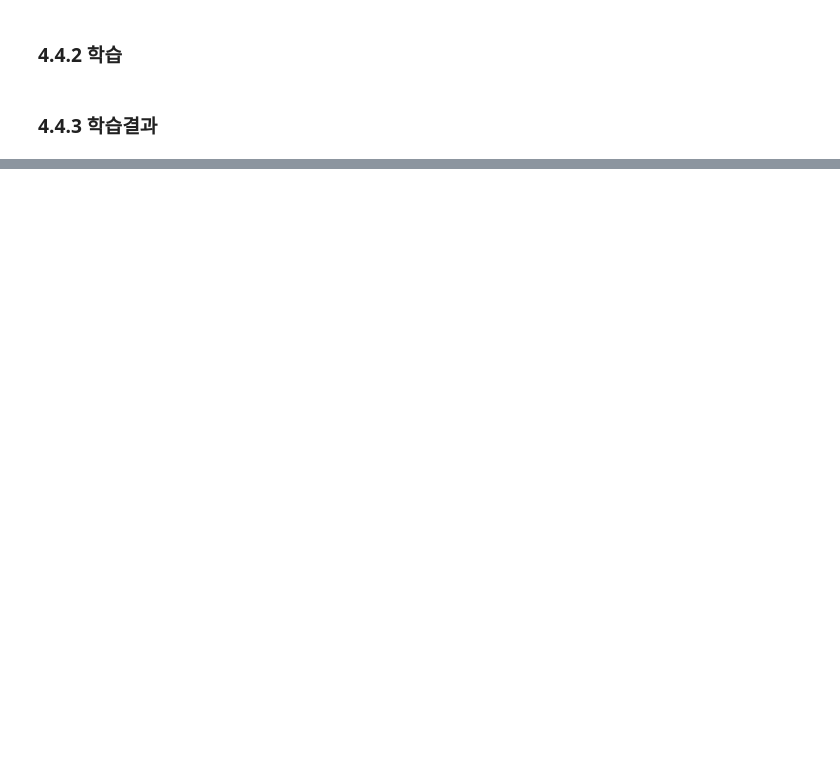
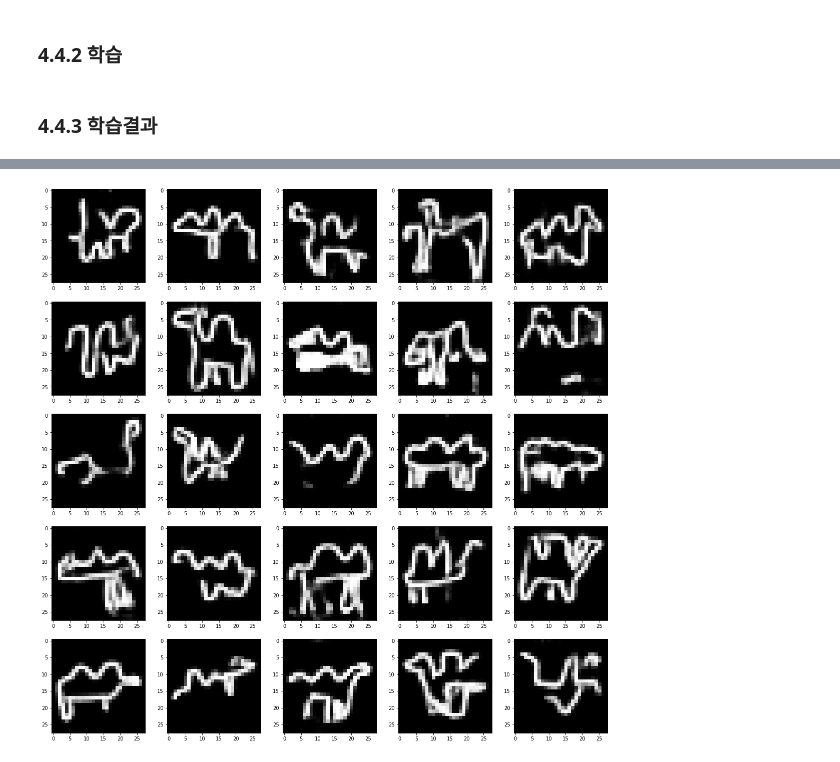
Before and after one commit to HongSungRae/Generative-Deep-Learning-for-Pytorch, a Jupyter notebook: 4장.GAN-생성적 적대 신경망.ipynb, the cells around one changed output, grey strips where cells are left out. Drawn from its saved outputs; the diff is of its cells as text; code cells hidden in the pictures; blank space fills up the shorter version.

```diff
--- a/4장.GAN-생성적 적대 신경망.ipynb
+++ b/4장.GAN-생성적 적대 신경망.ipynb
@@ -507,0 +520,12 @@ tensor([[ 0.6470, -0.3690,  0.7475],
+# %%
+z = torch.randn((25,100)).cuda()
+
+generated = generator(z).detach() # (25, 1, 28, 28)
+
+plt.figure(figsize=(20,20))
+for i in range(1,25+1):
+    img = generated[i-1].cpu().numpy()
+    plt.subplot(5,5,i)
+    plt.imshow(np.einsum('c...->...c',img), cmap='gray', interpolation=None)
+# %% [output]
+[figure, added]
```
Also changed, not shown: parts of 23 cells of this notebook.
